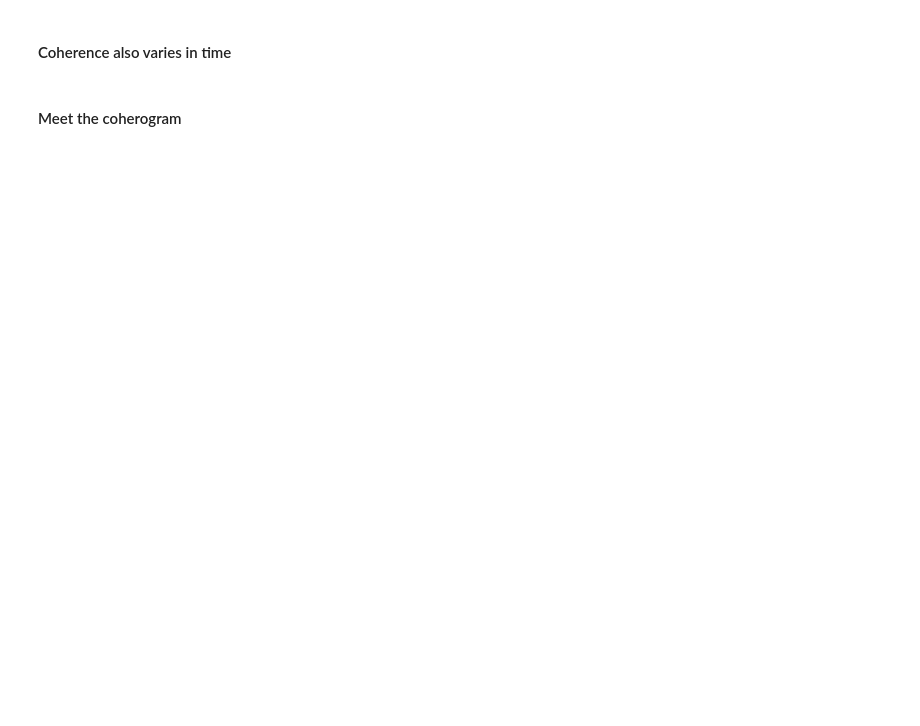
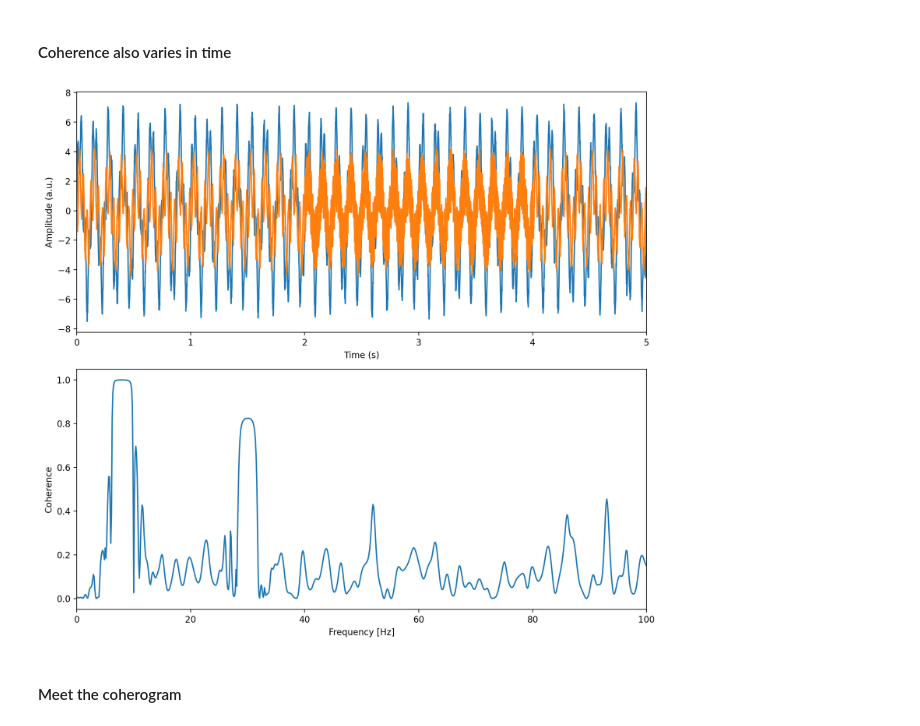
Before and after one commit to lucaase/LFP-analysis-HS, a Jupyter notebook: Course-Notebook.ipynb, the cells around one changed output. Cells and saved outputs as stored; diff of their text form; code cells hidden in the pictures; blank space fills up the shorter version.

```diff
--- a/Course-Notebook.ipynb
+++ b/Course-Notebook.ipynb
@@ -741,6 +758,9 @@ fs = 1000
 # Create the time vector
 t = np.arange(0, 10, 1/fs)
 
+# Generate random noise
+noise = np.random.normal(0, 0.2, len(t)) # mean, SD, length
+
 # Phase difference of 180 degrees for the first 2 seconds and the last 5 seconds
 phi = np.ones_like(t) * -np.deg2rad(180)
 phi[(t >= 2) & (t < 4)] = np.random.uniform(0, 2*np.pi, len(t[(t >= 2) & (t < 4)]))
@@ -748,37 +768,39 @@ rand_phi = np.random.uniform(0, 2*np.pi, len(t)) # Random phase differences
 
 
 # Create two signals
-signal1 = 5* np.sin(2 * np.pi * freq1 * t) + 2 * np.sin(2*np.pi*freq2*t)
-signal2 = 2* np.sin(2 * np.pi * freq1 * t) + 2 * np.sin(2*np.pi*freq2*t + phi) # Added phase difference to the second frequency in signal2
+signal1 = 5* np.sin(2 * np.pi * freq1 * t) + 2 * np.sin(2*np.pi*freq2*t) + noise
+signal2 = 2* np.sin(2 * np.pi * freq1 * t) + 2 * np.sin(2*np.pi*freq2*t + phi) + noise # Added phase difference to the second frequency in signal2
 
 # Set parameters for the coherence function
 noverlap = 0.5*fs # Amount of overlap between windows
 nfft = 2**13 # Number of points to compute the FFT- the larger the better the frequency resolution
 nperseg = window_length # Number of points per segment
 
 # Compute the coherence between the two signals
 frequencies, coherence = signal.coherence(signal1, signal2, fs=fs,
                                           nperseg=nperseg, noverlap=noverlap, nfft=nfft)
 
 
 # Plot the signals
 plt.figure(figsize=(10, 9))
 plt.subplot(2, 1, 1)
 plt.plot(t, signal1)
 plt.plot(t, signal2)
 plt.xlabel('Time (s)')
 plt.ylabel('Amplitude (a.u.)')
 plt.xlim([0, 5])
 
 
 # Plot the coherence
 plt.subplot(2, 1, 2)
 plt.plot(frequencies, coherence)
 plt.xlabel('Frequency [Hz]')
 plt.ylabel('Coherence')
 plt.xlim([0, 100])
 plt.tight_layout()
 plt.show()
+# %% [output]
+[figure, added]
 # %% [markdown]
 #### Meet the coherogram
 # %%
```
Also changed, not shown: parts of 8 cells of this notebook, 1 other file.
